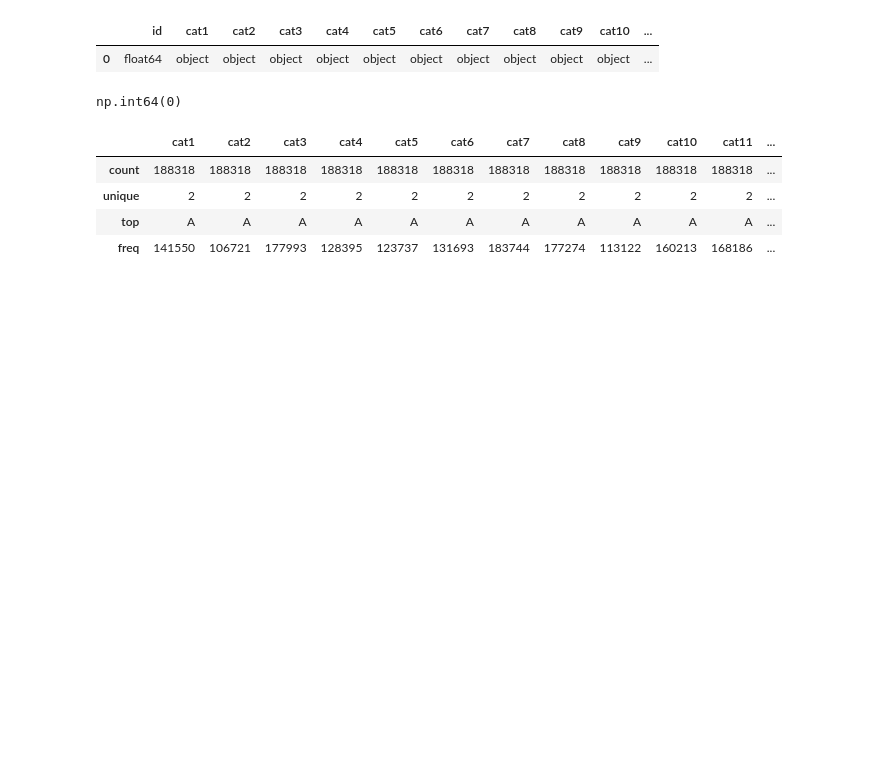
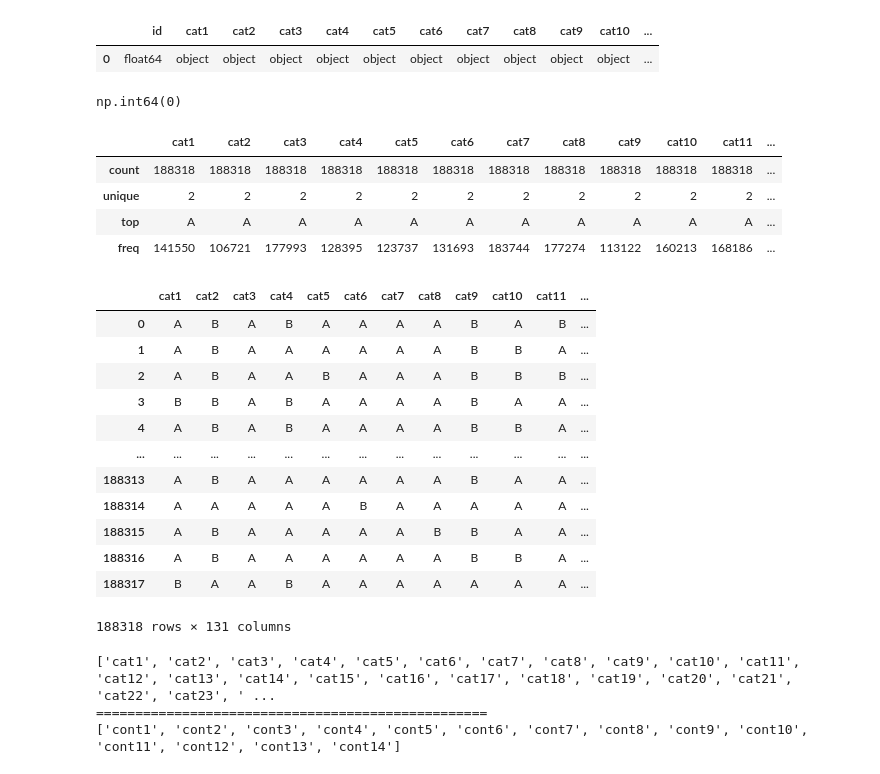
Before and after one commit to Aryan-Kaisth/Tail_Risk_Modeling_of_Insurance_Claim_Severity, a Jupyter notebook: notebooks/data_cleaning.ipynb, the cells around one changed output. Drawn from its saved outputs; the diff is of its cells as text; code cells hidden in the pictures; blank space fills up the shorter version.

```diff
--- a/notebooks/data_cleaning.ipynb
+++ b/notebooks/data_cleaning.ipynb
@@ -119,3 +120,35 @@ df_clean.describe(include='O')
 | unique | 2 | 2 | 2 | 2 | 2 | 2 | 2 | 2 | 2 | 2 | 2 | ... |
 | top | A | A | A | A | A | A | A | A | A | A | A | ... |
 | freq | 141550 | 106721 | 177993 | 128395 | 123737 | 131693 | 183744 | 177274 | 113122 | 160213 | 168186 | ... |
+# %%
+df_clean
+# %% [output]
+|  | cat1 | cat2 | cat3 | cat4 | cat5 | cat6 | cat7 | cat8 | cat9 | cat10 | cat11 | ... |
+| 0 | A | B | A | B | A | A | A | A | B | A | B | ... |
+| 1 | A | B | A | A | A | A | A | A | B | B | A | ... |
+| 2 | A | B | A | A | B | A | A | A | B | B | B | ... |
+| 3 | B | B | A | B | A | A | A | A | B | A | A | ... |
+| 4 | A | B | A | B | A | A | A | A | B | B | A | ... |
+| ... | ... | ... | ... | ... | ... | ... | ... | ... | ... | ... | ... | ... |
+| 188313 | A | B | A | A | A | A | A | A | B | A | A | ... |
+| 188314 | A | A | A | A | A | B | A | A | A | A | A | ... |
+| 188315 | A | B | A | A | A | A | A | B | B | A | A | ... |
+| 188316 | A | B | A | A | A | A | A | A | B | B | A | ... |
+| 188317 | B | A | A | B | A | A | A | A | A | A | A | ... |
+188318 rows × 131 columns
+# %%
+# List of Categorical Features
+cat_cols = df.select_dtypes(include='O').columns.to_list()
+
+# List of Numerical Features
+num_cols = df.select_dtypes(include=float).columns.to_list()
+num_cols.remove('id')
+num_cols.remove('loss')
+
+print(cat_cols)
+print("="*50)
+print(num_cols)
+# %% [output]
+['cat1', 'cat2', 'cat3', 'cat4', 'cat5', 'cat6', 'cat7', 'cat8', 'cat9', 'cat10', 'cat11', 'cat12', 'cat13', 'cat14', 'cat15', 'cat16', 'cat17', 'cat18', 'cat19', 'cat20', 'cat21', 'cat22', 'cat23', ' ...
+==================================================
+['cont1', 'cont2', 'cont3', 'cont4', 'cont5', 'cont6', 'cont7', 'cont8', 'cont9', 'cont10', 'cont11', 'cont12', 'cont13', 'cont14']
```
Also changed, not shown: parts of 3 cells of this notebook.
